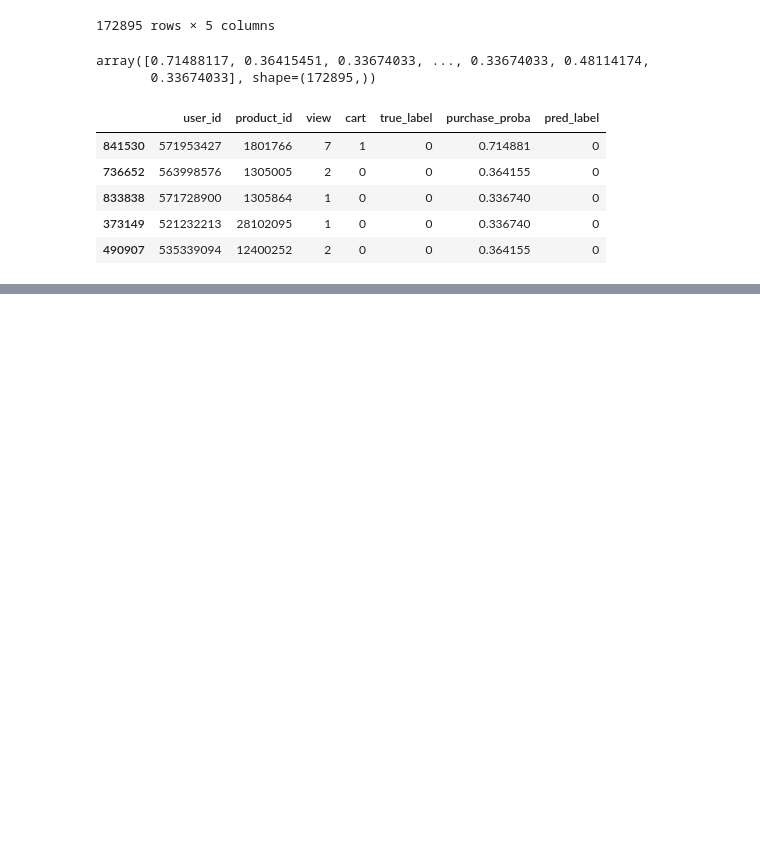
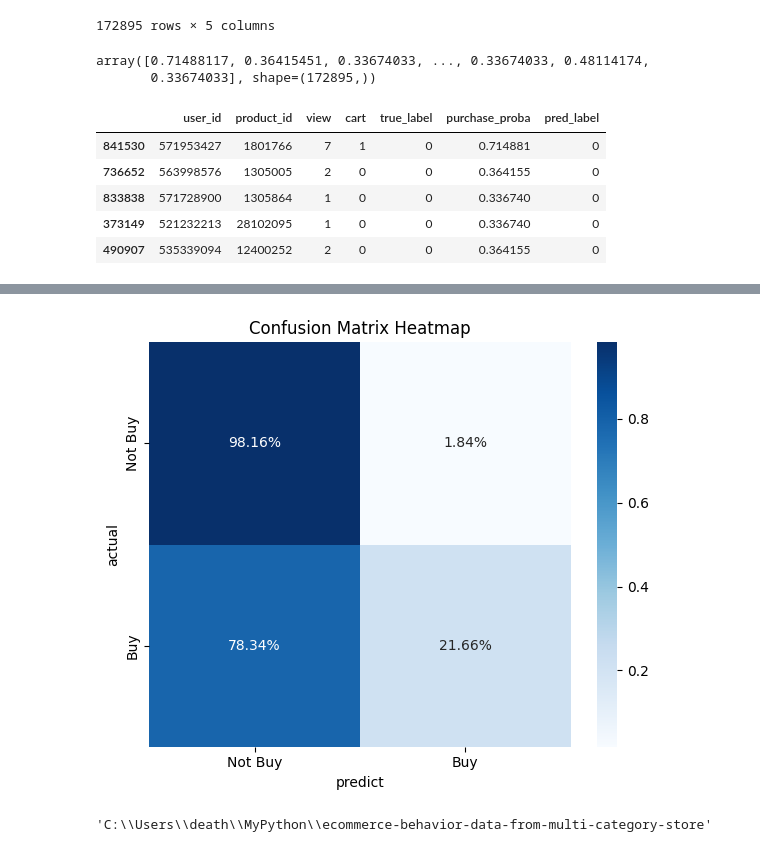
Before and after one commit to Mark-jing951/ecommerce-behavior-data-from-multi-category-stor, a Jupyter notebook: Purchase Prediction.ipynb, the cells around one changed output, grey strips where cells are left out. Cells and saved outputs as stored; diff of their text form; code cells hidden in the pictures; blank space fills up the shorter version.

```diff
--- a/Purchase Prediction.ipynb
+++ b/Purchase Prediction.ipynb
@@ -820,0 +941,34 @@ high_prob_df.head(20)
+# %%
+import seaborn as sns
+import numpy as np
+from sklearn.metrics import confusion_matrix
+
+cm = confusion_matrix(y_test, y_pred)
+cm_normalized = cm.astype(float) / cm.sum(axis=1, keepdims=True)
+
+fig, ax = plt.subplots(figsize=(6,5))
+
+sns.heatmap(
+    cm_normalized,
+    annot=True,
+    fmt=".2%",   #顯示整數
+    cmap="Blues",
+    xticklabels=["Not Buy", "Buy"],
+    yticklabels=["Not Buy", "Buy"]
+           )
+
+ax.set_title("Confusion Matrix Heatmap")
+ax.set_xlabel("predict")
+ax.set_ylabel("actual")
+
+plt.tight_layout()
+plt.savefig("confusion_matrix values%.png", dpi=150)
+plt.show()
+# %% [output]
+[figure, added]
+# %%
+import os
+
+os.getcwd()
+# %% [output]
+'C:\\Users\\death\\MyPython\\ecommerce-behavior-data-from-multi-category-store'
```
Also changed, not shown: parts of 10 cells of this notebook, 8 other files.
